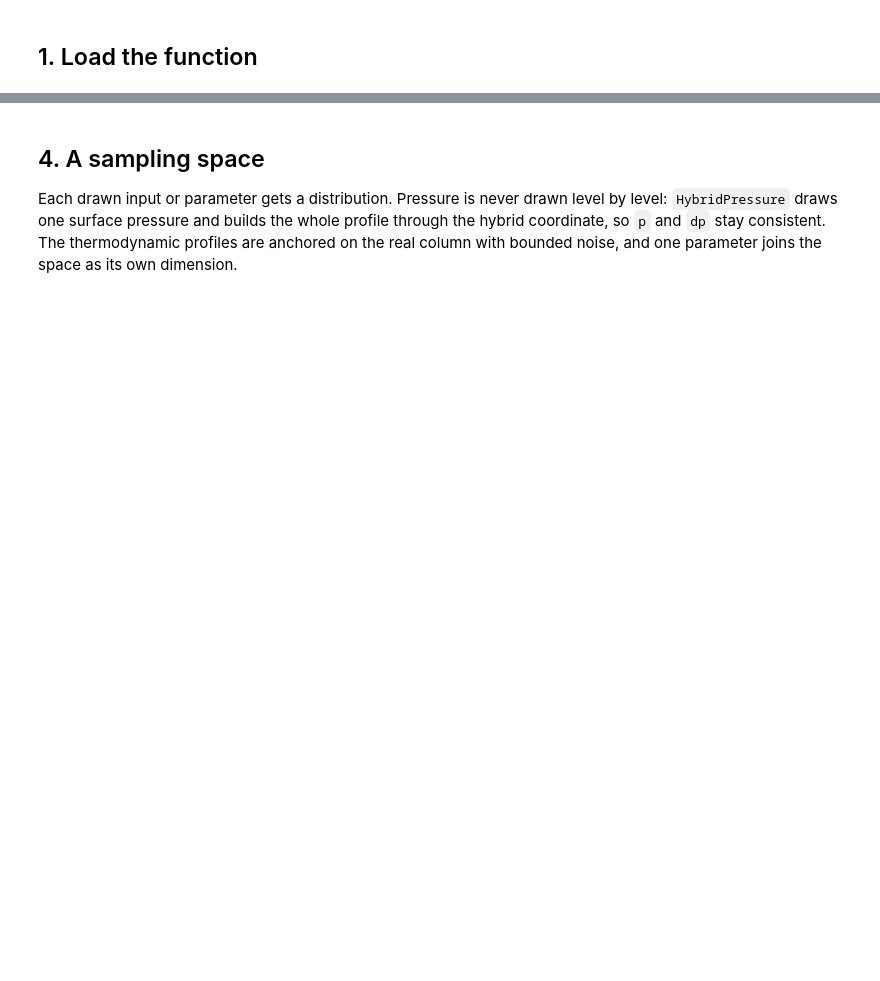
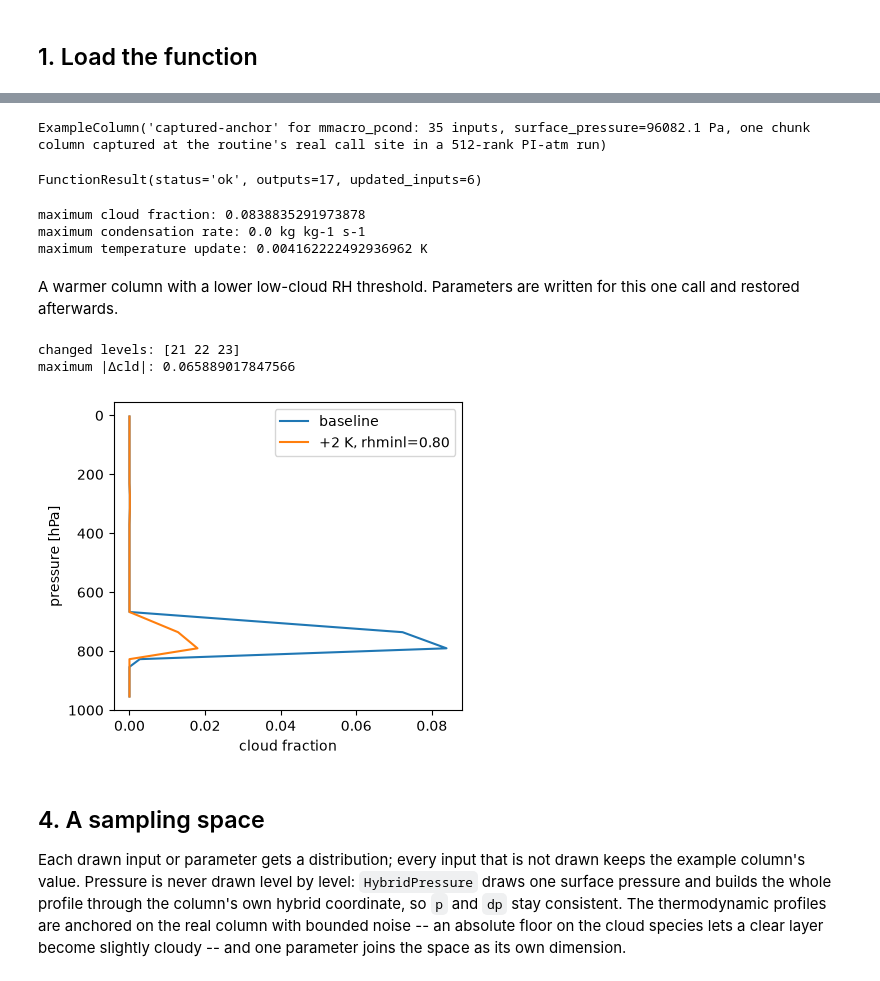
Before and after one commit to a85tract/freeCAM, a Jupyter notebook: examples/physics_function.ipynb, the cells around one changed output, grey strips where cells are left out. Cells and saved outputs as stored; diff of their text form; code cells hidden in the pictures; blank space fills up the shorter version.

```diff
--- a/examples/physics_function.ipynb
+++ b/examples/physics_function.ipynb
@@ -13,9 +19,8 @@ a sampling space over inputs and parameters, generate and save training data.
 # %% [markdown]
 ## 1. Load the function
 # %%
-import json
 import numpy as np
 import freecam as fc
 
-f = fc.physics.load_function("mmacro_pcond")
-f
+scheme = fc.physics.load_function("mmacro_pcond")
+scheme
@@ -55,9 +63,61 @@ print(f.run(column).status)
+# %%
+column = scheme.example_input("captured-anchor")
+column
+# %% [output]
+ExampleColumn('captured-anchor' for mmacro_pcond: 35 inputs, surface_pressure=96082.1 Pa, one chunk column captured at the routine's real call site in a 512-rank PI-atm run)
+# %%
+baseline = scheme.run(inputs=column)
+baseline
+# %% [output]
+FunctionResult(status='ok', outputs=17, updated_inputs=6)
+# %%
+print("maximum cloud fraction:", np.max(baseline.outputs["cld"]))
+print("maximum condensation rate:", np.max(baseline.outputs["qme"]), "kg kg-1 s-1")
+
+# In/out arguments come back updated; the routine adjusts temperature itself.
+temperature_change = baseline.updated_inputs["t0"] - column["t0"]
+print("maximum temperature update:", np.max(np.abs(temperature_change)), "K")
+# %% [output]
+maximum cloud fraction: 0.0838835291973878
+maximum condensation rate: 0.0 kg kg-1 s-1
+maximum temperature update: 0.004162222492936962 K
+# %% [markdown]
+A warmer column with a lower low-cloud RH threshold.  Parameters are
+written for this one call and restored afterwards.
+# %%
+warmer = {**column, "t0": column["t0"] + 2.0}
+tuned = scheme.run(inputs=warmer, parameters={"cldfrc_rhminl": 0.80})
+
+delta_cld = tuned.outputs["cld"] - baseline.outputs["cld"]
+changed_levels = np.flatnonzero(~np.isclose(delta_cld, 0.0, atol=1.0e-12, rtol=0.0))
+print("changed levels:", changed_levels)
+print("maximum |Δcld|:", np.max(np.abs(delta_cld)))
+# %% [output]
+changed levels: [21 22 23]
+maximum |Δcld|: 0.065889017847566
+# %%
+import matplotlib.pyplot as plt
+
+pressure_hpa = column["p"] / 100.0
+fig, ax = plt.subplots(figsize=(4.5, 4))
+ax.plot(baseline.outputs["cld"], pressure_hpa, label="baseline")
+ax.plot(tuned.outputs["cld"], pressure_hpa, label="+2 K, rhminl=0.80")
+ax.invert_yaxis()
+ax.set_xlabel("cloud fraction")
+ax.set_ylabel("pressure [hPa]")
+ax.legend()
+plt.show()
+# %% [output]
+[figure, added]
 # %% [markdown]
 ## 4. A sampling space
 
-Each drawn input or parameter gets a distribution.  Pressure is never drawn
-level by level: `HybridPressure` draws one surface pressure and builds the
-whole profile through the hybrid coordinate, so `p` and `dp` stay
+Each drawn input or parameter gets a distribution; every input that is not
+drawn keeps the example column's value.  Pressure is never drawn level by
+level: `HybridPressure` draws one surface pressure and builds the whole
+profile through the column's own hybrid coordinate, so `p` and `dp` stay
 consistent.  The thermodynamic profiles are anchored on the real column
-with bounded noise, and one parameter joins the space as its own dimension.
+with bounded noise -- an absolute floor on the cloud species lets a clear
+layer become slightly cloudy -- and one parameter joins the space as its
+own dimension.
 # %%
```
Also changed, not shown: parts of 19 cells of this notebook, 22 other files.
